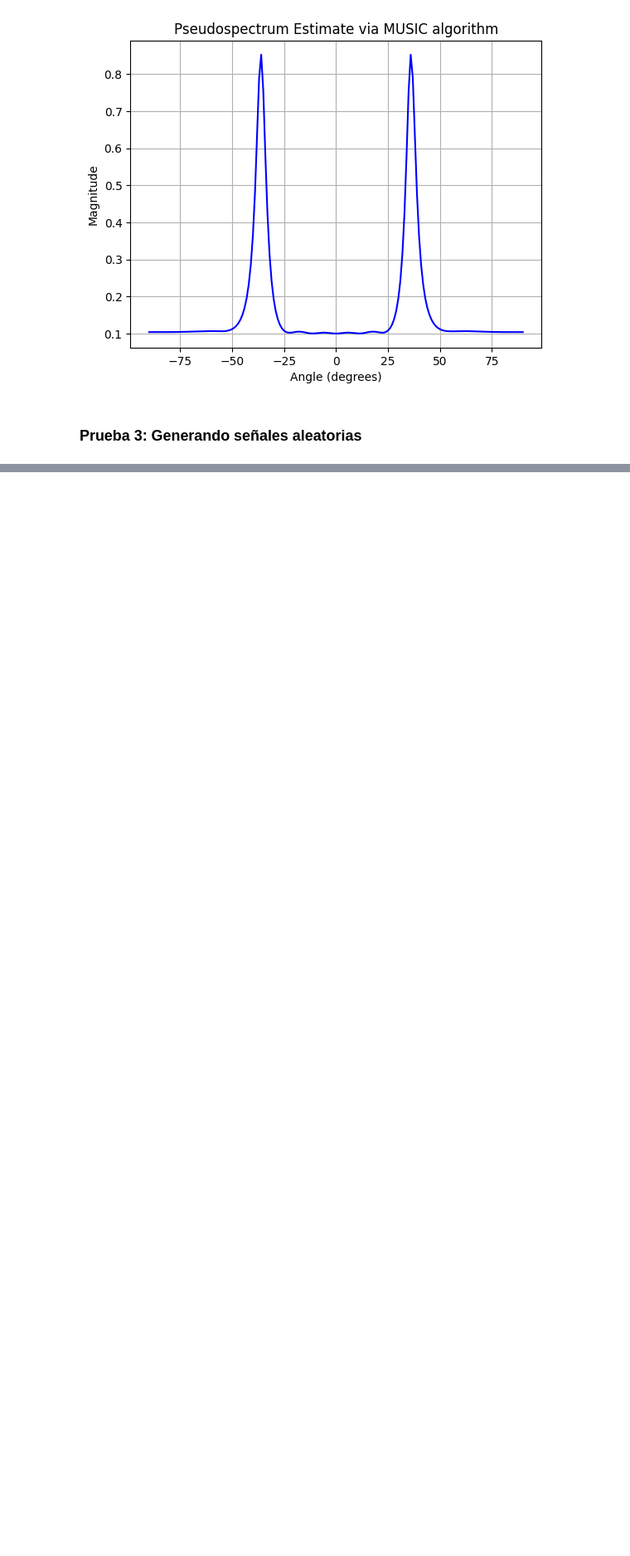
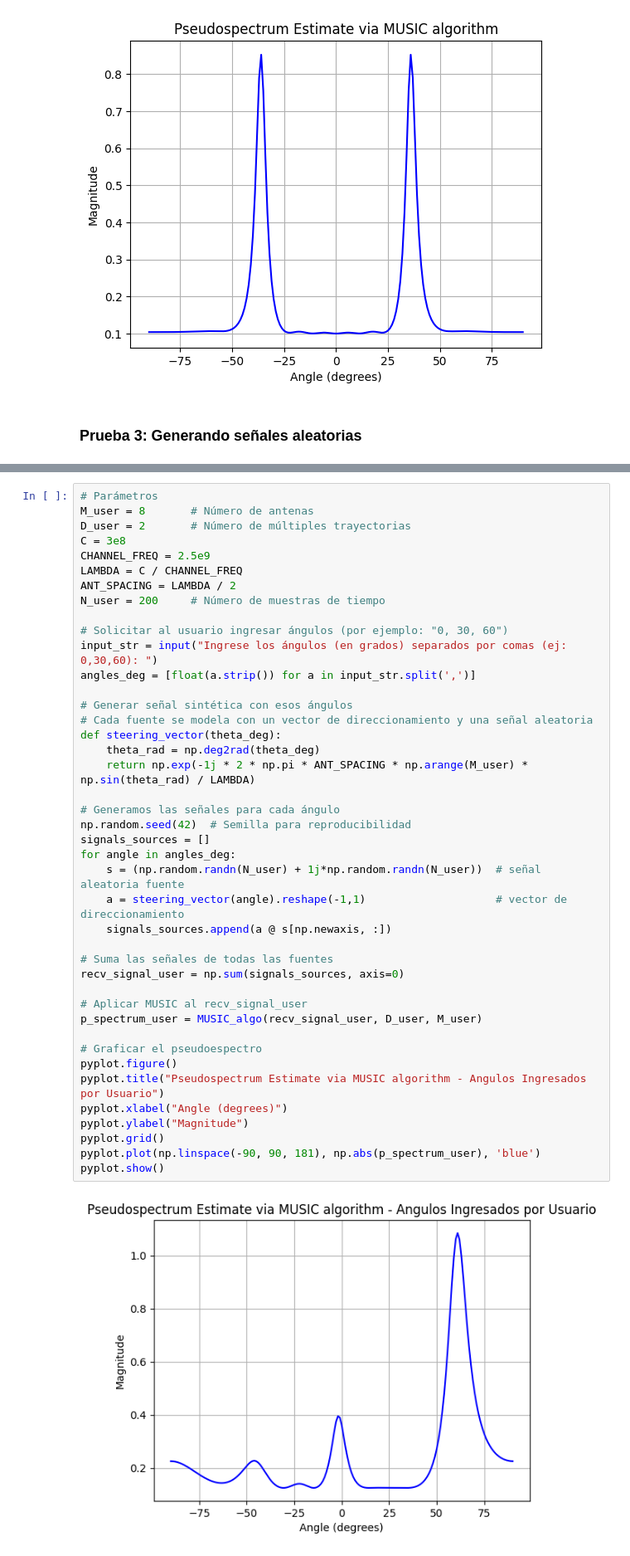
Before and after one commit to jorgechvz/redes-inalambricas, a Jupyter notebook: practica-4/angle_of_arrival.ipynb, the cells around one changed output, grey strips where cells are left out. Shown: that part at 83% size. Saved outputs shown, nothing was run; the diff lists cells and outputs as text; blank space fills up the shorter version.

```diff
--- a/practica-4/angle_of_arrival.ipynb
+++ b/practica-4/angle_of_arrival.ipynb
@@ -193,0 +203,44 @@ pyplot.show()  # Mostrar el gráfico
+# %%
+# Parámetros
+M_user = 8       # Número de antenas
+D_user = 2       # Número de múltiples trayectorias
+C = 3e8
+CHANNEL_FREQ = 2.5e9
+LAMBDA = C / CHANNEL_FREQ
+ANT_SPACING = LAMBDA / 2
+N_user = 200     # Número de muestras de tiempo
+
+# Solicitar al usuario ingresar ángulos (por ejemplo: "0, 30, 60")
+input_str = input("Ingrese los ángulos (en grados) separados por comas (ej: 0,30,60): ")
+angles_deg = [float(a.strip()) for a in input_str.split(',')]
+
+# Generar señal sintética con esos ángulos
+# Cada fuente se modela con un vector de direccionamiento y una señal aleatoria
+def steering_vector(theta_deg):
+    theta_rad = np.deg2rad(theta_deg)
+    return np.exp(-1j * 2 * np.pi * ANT_SPACING * np.arange(M_user) * np.sin(theta_rad) / LAMBDA)
+
+# Generamos las señales para cada ángulo
+np.random.seed(42)  # Semilla para reproducibilidad
+signals_sources = []
+for angle in angles_deg:
+    s = (np.random.randn(N_user) + 1j*np.random.randn(N_user))  # señal aleatoria fuente
+    a = steering_vector(angle).reshape(-1,1)                    # vector de direccionamiento
+    signals_sources.append(a @ s[np.newaxis, :])
+
+# Suma las señales de todas las fuentes
+recv_signal_user = np.sum(signals_sources, axis=0)
+
+# Aplicar MUSIC al recv_signal_user
+p_spectrum_user = MUSIC_algo(recv_signal_user, D_user, M_user)
+
+# Graficar el pseudoespectro
+pyplot.figure()
+pyplot.title("Pseudospectrum Estimate via MUSIC algorithm - Angulos Ingresados por Usuario")
+pyplot.xlabel("Angle (degrees)")
+pyplot.ylabel("Magnitude")
+pyplot.grid()
+pyplot.plot(np.linspace(-90, 90, 181), np.abs(p_spectrum_user), 'blue')
+pyplot.show()
+# %% [output]
+[figure, added]
```
Also changed, not shown: parts of 3 cells of this notebook, 3 other files.
